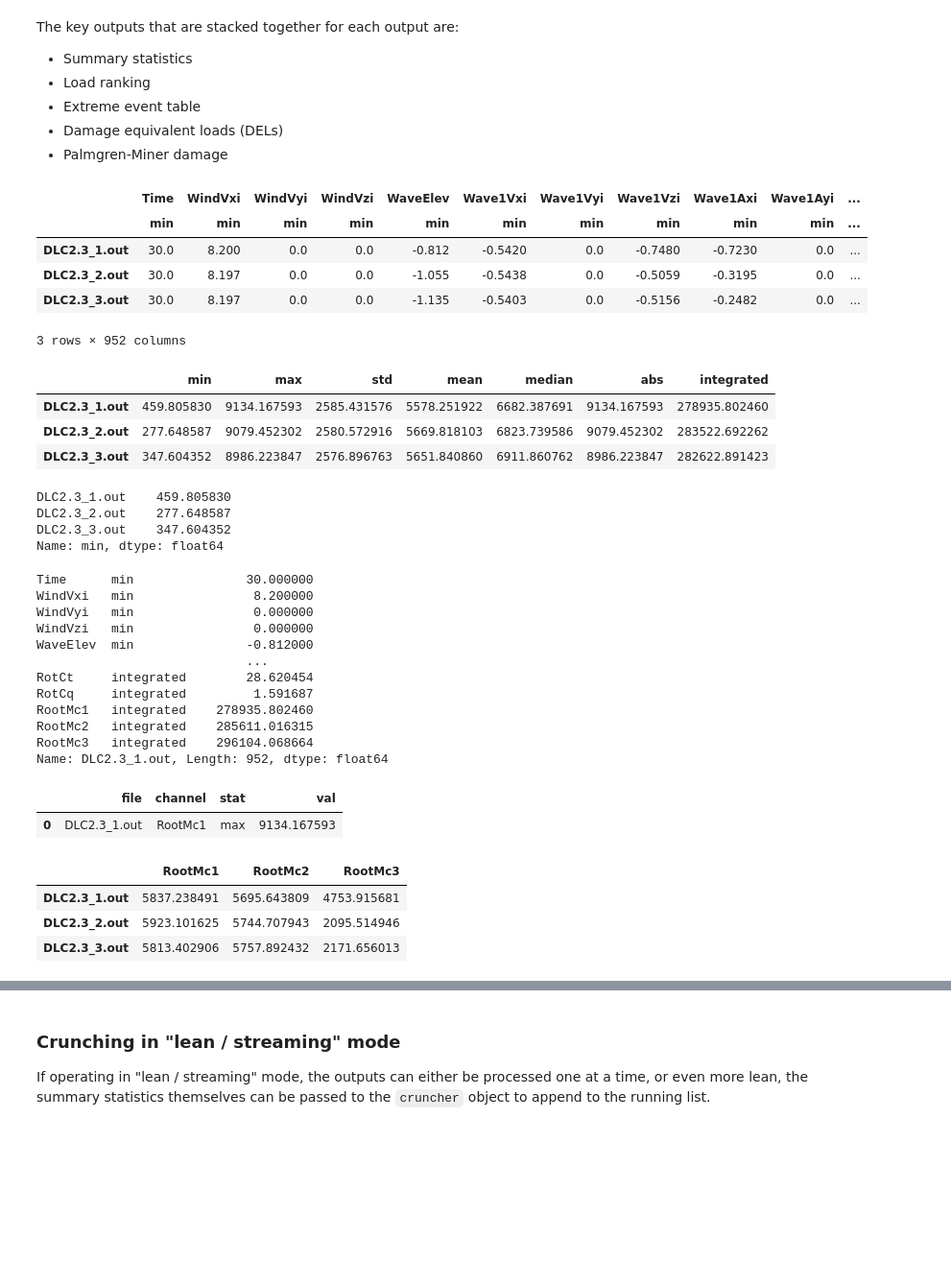
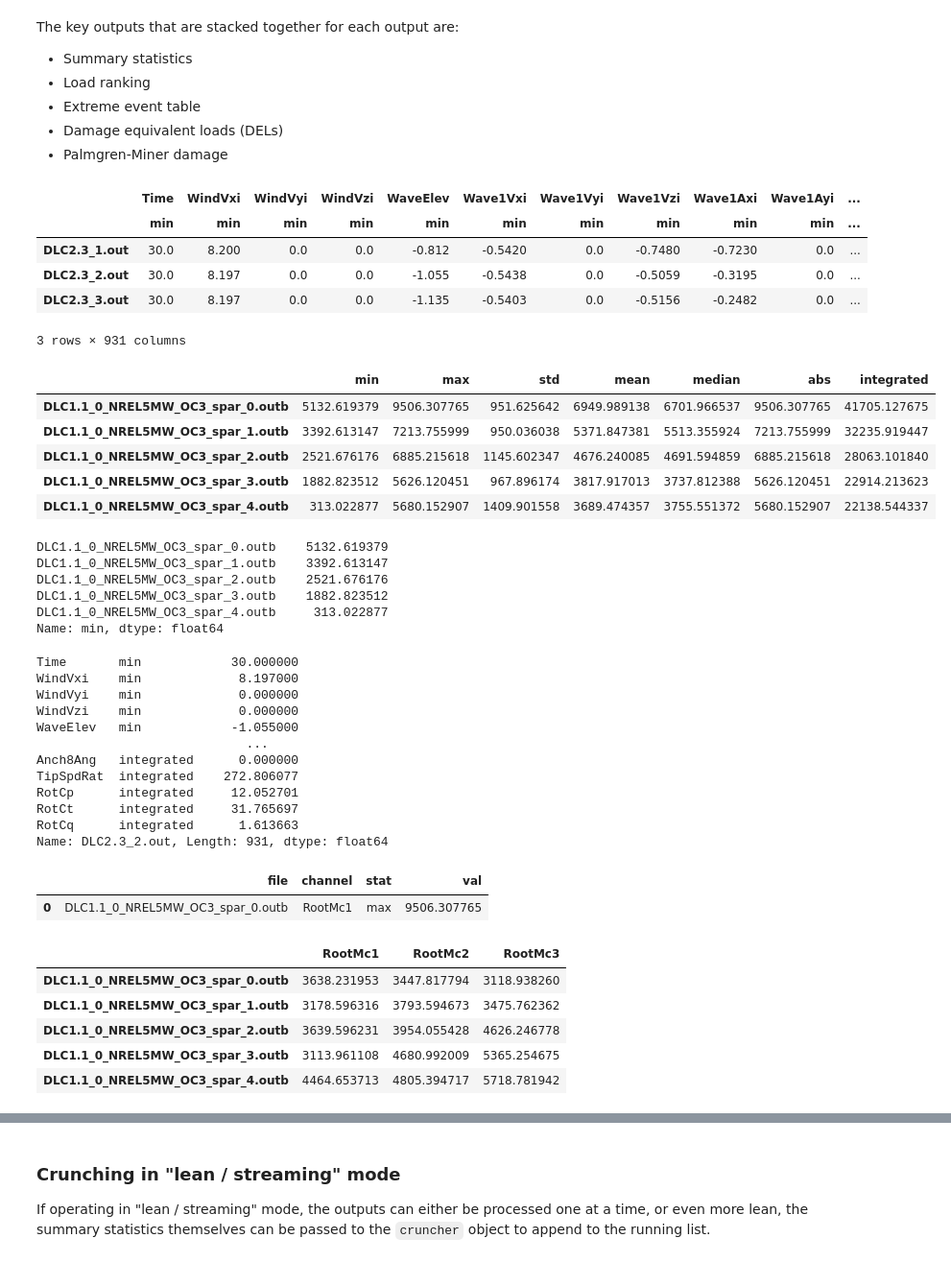
Before and after one commit to NREL/pCrunch, a Jupyter notebook: examples/crunch_example.ipynb, the cells around one changed output, grey strips where cells are left out. Shown at 96% size. Saved outputs shown, nothing was run; the diff lists cells and outputs as text; code cells hidden in the pictures; blank space fills up the shorter version.

Commit message:
final adjustments for fatigue damage lifetime

```diff
--- a/examples/crunch_example.ipynb
+++ b/examples/crunch_example.ipynb
@@ -22,12 +22,15 @@ thisdir = os.path.realpath('')
 datadir = os.path.join(thisdir, '..', 'pCrunch', 'test', 'data')
 
 # OpenFAST output files
-filelist = glob.glob( os.path.join(datadir, '*.out') )
-filelist.sort()
+filelist1 = glob.glob( os.path.join(datadir, '*.out') )
+filelist1.sort()
+filelist2 = glob.glob( os.path.join(datadir, 'DLC1p1', '*.outb') )
+filelist2.sort()
 print(f"Found {len(filelist)} files.")
 
 # Read all outputs into a list
-outputs = [read(m) for m in filelist[1:]]
+outputs1 = [read(m) for m in filelist1[1:]]
+outputs2 = [read(m) for m in filelist2]
 
 # Vector magnitudes
 mc = {
@@ -38,24 +41,24 @@ mc = {
 
 # Channel-specific fatigue properties
 fc = {
-    "RootMc1": FatigueParams(slope=10.0, ultimate_stress=6e6, load2stress=5e3, S_intercept=5e7),
-    "RootMc2": FatigueParams(slope=10.0, ultimate_stress=6e6, load2stress=5e3, S_intercept=5e7),
-    "RootMc3": FatigueParams(slope=10.0, ultimate_stress=6e6, load2stress=5e3, S_intercept=5e7),
+    "RootMc1": FatigueParams(slope=10.0, ultimate_stress=6e6, load2stress=5e2, S_intercept=5e7),
+    "RootMc2": FatigueParams(slope=10.0, ultimate_stress=6e6, load2stress=5e2, S_intercept=5e7),
+    "RootMc3": FatigueParams(slope=10.0, ultimate_stress=6e6, load2stress=5e2, S_intercept=5e7),
 }
 
 # Channels to focus on for extreme event tabulation
 ec = ["RotSpeed", "RotThrust", "RotTorq"]
 
 # Standard use case with all outputs read prior to use of Crunch.
-mycruncher = Crunch(outputs)
+mycruncher = Crunch(outputs1)
 
 # Can also add some batch data operations in the constructor (many more available in Batch Processing below)
-mycruncher_mc = Crunch(outputs, magnitude_channels=mc, trim_data=[20, 80], fatigue_channels=fc, extreme_channels=ec)
+mycruncher_mc = Crunch(outputs2, magnitude_channels=mc, trim_data=[2, 8], fatigue_channels=fc, extreme_channels=ec)
 
 # When planning on adding outputs later, you still need create a Crunch object that is initially empty of data
 # The `lean` flag says that the outputs should be processed, but not stored in memory
 mycruncher_lean = Crunch(outputs=[], lean=True)
 
 # Can still add the batch operations to be done later when outputs are added
-mycruncher_lean_mc = Crunch(outputs=[], lean=True, magnitude_channels=mc, trim_data=[20,80], fatigue_channels=fc, extreme_channels=ec)
+mycruncher_lean_mc = Crunch(outputs=[], lean=True, magnitude_channels=mc, trim_data=[2,8], fatigue_channels=fc, extreme_channels=ec)
 # %% [output]
@@ -88,53 +91,59 @@ mycruncher.summary_stats
 | DLC2.3_1.out | 30.0 | 8.200 | 0.0 | 0.0 | -0.812 | -0.5420 | 0.0 | -0.7480 | -0.7230 | 0.0 | ... |
 | DLC2.3_2.out | 30.0 | 8.197 | 0.0 | 0.0 | -1.055 | -0.5438 | 0.0 | -0.5059 | -0.3195 | 0.0 | ... |
 | DLC2.3_3.out | 30.0 | 8.197 | 0.0 | 0.0 | -1.135 | -0.5403 | 0.0 | -0.5156 | -0.2482 | 0.0 | ... |
-3 rows × 952 columns
+3 rows × 931 columns
 # %%
 # These are indexable by channel, stat:
-mycruncher.summary_stats["RootMc1"]
+mycruncher_mc.summary_stats["RootMc1"]
 # %% [output]
 |  | min | max | std | mean | median | abs | integrated |
-| DLC2.3_1.out | 459.805830 | 9134.167593 | 2585.431576 | 5578.251922 | 6682.387691 | 9134.167593 | 278935.802460 |
-| DLC2.3_2.out | 277.648587 | 9079.452302 | 2580.572916 | 5669.818103 | 6823.739586 | 9079.452302 | 283522.692262 |
-| DLC2.3_3.out | 347.604352 | 8986.223847 | 2576.896763 | 5651.840860 | 6911.860762 | 8986.223847 | 282622.891423 |
+| DLC1.1_0_NREL5MW_OC3_spar_0.outb | 5132.619379 | 9506.307765 | 951.625642 | 6949.989138 | 6701.966537 | 9506.307765 | 41705.127675 |
+| DLC1.1_0_NREL5MW_OC3_spar_1.outb | 3392.613147 | 7213.755999 | 950.036038 | 5371.847381 | 5513.355924 | 7213.755999 | 32235.919447 |
+| DLC1.1_0_NREL5MW_OC3_spar_2.outb | 2521.676176 | 6885.215618 | 1145.602347 | 4676.240085 | 4691.594859 | 6885.215618 | 28063.101840 |
+| DLC1.1_0_NREL5MW_OC3_spar_3.outb | 1882.823512 | 5626.120451 | 967.896174 | 3817.917013 | 3737.812388 | 5626.120451 | 22914.213623 |
+| DLC1.1_0_NREL5MW_OC3_spar_4.outb | 313.022877 | 5680.152907 | 1409.901558 | 3689.474357 | 3755.551372 | 5680.152907 | 22138.544337 |
 # %%
-mycruncher.summary_stats["RootMc1"]['min']
+mycruncher_mc.summary_stats["RootMc1"]['min']
 # %% [output]
-DLC2.3_1.out    459.805830
-DLC2.3_2.out    277.648587
-DLC2.3_3.out    347.604352
+DLC1.1_0_NREL5MW_OC3_spar_0.outb    5132.619379
+DLC1.1_0_NREL5MW_OC3_spar_1.outb    3392.613147
+DLC1.1_0_NREL5MW_OC3_spar_2.outb    2521.676176
+DLC1.1_0_NREL5MW_OC3_spar_3.outb    1882.823512
+DLC1.1_0_NREL5MW_OC3_spar_4.outb     313.022877
 Name: min, dtype: float64
 # %%
 # Or by file
-mycruncher.summary_stats.loc["DLC2.3_1.out"]
+mycruncher.summary_stats.loc["DLC2.3_2.out"]
 # %% [output]
-Time      min               30.000000
-WindVxi   min                8.200000
-WindVyi   min                0.000000
-WindVzi   min                0.000000
-WaveElev  min               -0.812000
+Time       min            30.000000
+WindVxi    min             8.197000
+WindVyi    min             0.000000
+WindVzi    min             0.000000
+WaveElev   min            -1.055000
                             ...
-RotCt     integrated        28.620454
-RotCq     integrated         1.591687
-RootMc1   integrated    278935.802460
-RootMc2   integrated    285611.016315
-RootMc3   integrated    296104.068664
-Name: DLC2.3_1.out, Length: 952, dtype: float64
+Anch8Ang   integrated      0.000000
+TipSpdRat  integrated    272.806077
+RotCp      integrated     12.052701
+RotCt      integrated     31.765697
+RotCq      integrated      1.613663
+Name: DLC2.3_2.out, Length: 931, dtype: float64
 # %%
 # Load rankings are manipulations of the summary statistics table
 # All channels and statistics are available
-mycruncher.get_load_rankings(['RootMc1'],['max'])
+mycruncher_mc.get_load_rankings(['RootMc1'],['max'])
 # %% [output]
 |  | file | channel | stat | val |
-| 0 | DLC2.3_1.out | RootMc1 | max | 9134.167593 |
+| 0 | DLC1.1_0_NREL5MW_OC3_spar_0.outb | RootMc1 | max | 9506.307765 |
 # %%
 # Damage equivalent loads are found here:
 mycruncher_mc.dels
 # %% [output]
 |  | RootMc1 | RootMc2 | RootMc3 |
-| DLC2.3_1.out | 5837.238491 | 5695.643809 | 4753.915681 |
-| DLC2.3_2.out | 5923.101625 | 5744.707943 | 2095.514946 |
-| DLC2.3_3.out | 5813.402906 | 5757.892432 | 2171.656013 |
+| DLC1.1_0_NREL5MW_OC3_spar_0.outb | 3638.231953 | 3447.817794 | 3118.938260 |
+| DLC1.1_0_NREL5MW_OC3_spar_1.outb | 3178.596316 | 3793.594673 | 3475.762362 |
+| DLC1.1_0_NREL5MW_OC3_spar_2.outb | 3639.596231 | 3954.055428 | 4626.246778 |
+| DLC1.1_0_NREL5MW_OC3_spar_3.outb | 3113.961108 | 4680.992009 | 5365.254675 |
+| DLC1.1_0_NREL5MW_OC3_spar_4.outb | 4464.653713 | 4805.394717 | 5718.781942 |
 # %%
 # Palmgren-Miner damage can be viewed with (although it is not computed without a `return_damage=True`
 mycruncher_mc.damage
```
Also changed, not shown: parts of 33 cells of this notebook, 3 other files.
